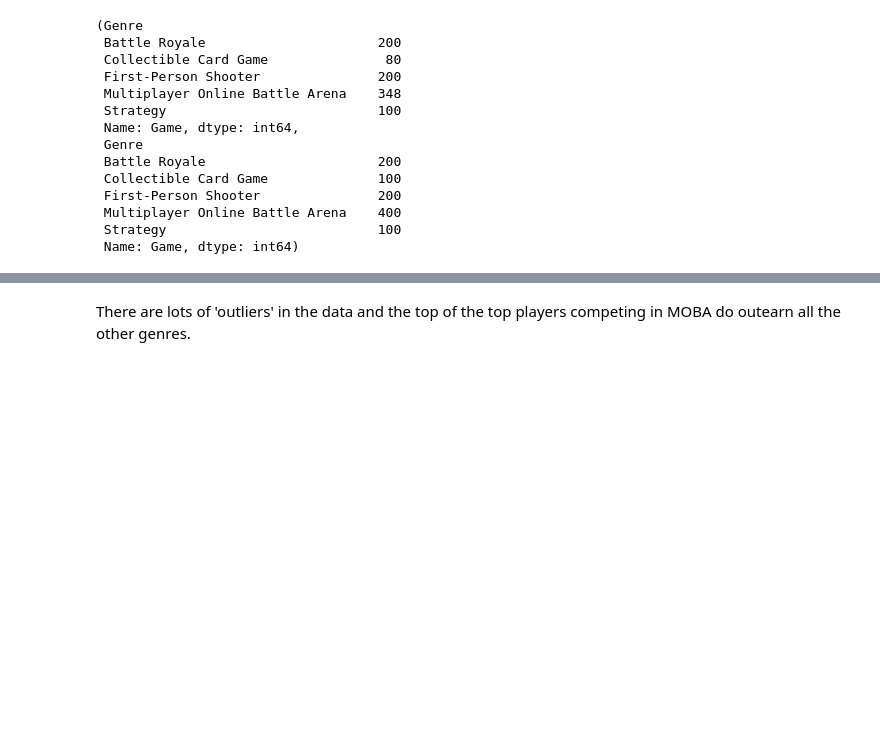
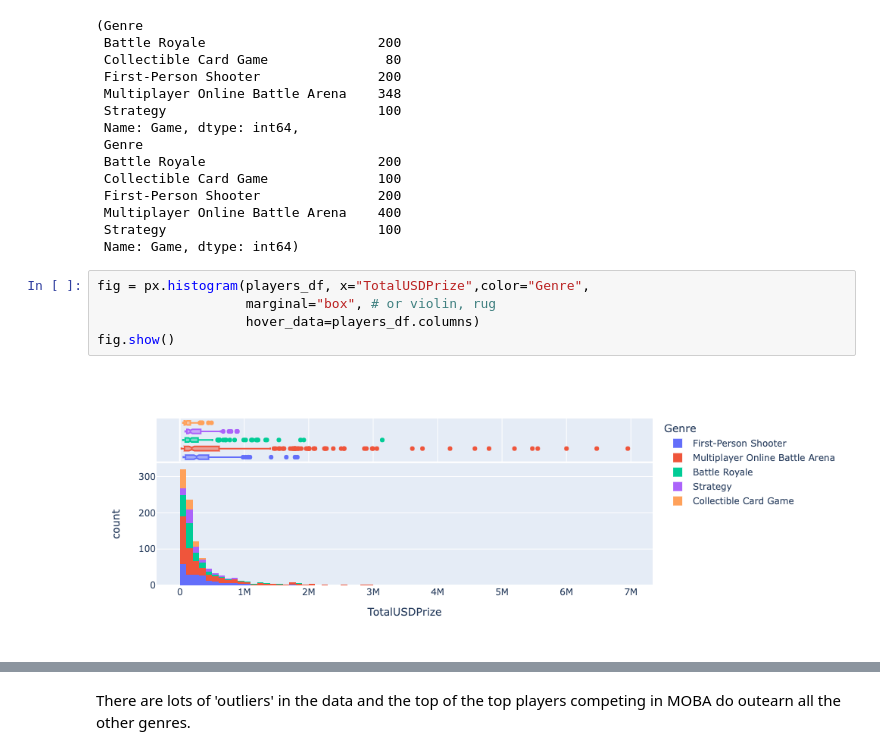
Before and after one commit to com-480-data-visualization/datavis-project-2022-lyl, a Jupyter notebook: EDA_milestone1.ipynb, the cells around one changed output, grey strips where cells are left out. Saved outputs shown, nothing was run; the diff lists cells and outputs as text; blank space fills up the shorter version.

Commit message:
EDA change plots

```diff
--- a/EDA_milestone1.ipynb
+++ b/EDA_milestone1.ipynb
@@ -51,6 +51,13 @@ teams_df.groupby('Genre').count()['Game'],players_df.groupby('Genre').count()['G
  Multiplayer Online Battle Arena    400
  Strategy                           100
  Name: Game, dtype: int64)
+# %%
+fig = px.histogram(players_df, x="TotalUSDPrize",color="Genre",
+                   marginal="box", # or violin, rug
+                   hover_data=players_df.columns)
+fig.show()
+# %% [output]
+[figure, added]
 # %%
 fig, ax = plt.subplots(figsize=(10,10))
 plt.xticks(rotation = 45)
```
Also changed, not shown: parts of 4 cells of this notebook, 3 other files.
